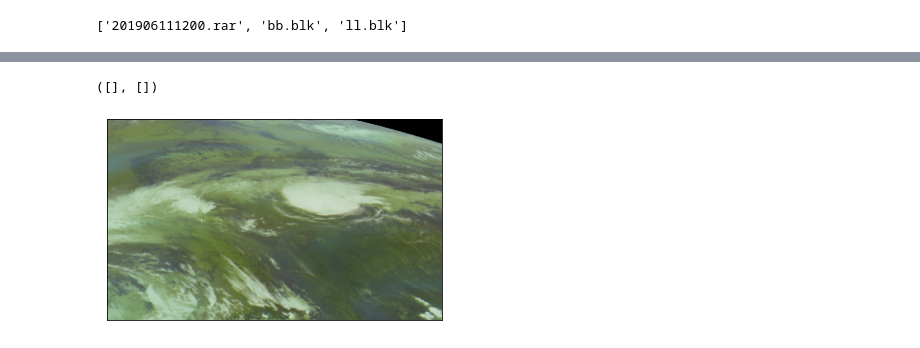
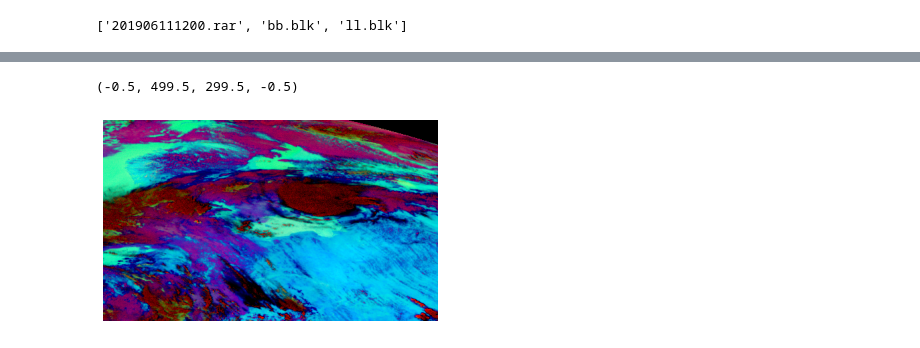
Before and after one commit to shandruha/weather-satellite-data, a Jupyter notebook: create_rgb.ipynb, the cells around one changed output, grey strips where cells are left out. Saved outputs shown, nothing was run; the diff lists cells and outputs as text; code cells hidden in the pictures.

```diff
--- a/create_rgb.ipynb
+++ b/create_rgb.ipynb
@@ -48,8 +48,9 @@ def read_images(filename):
     # Выбираем строку периода из пути к файлу (tmp/202006191200.rar)
     period = os.path.basename(filename).split('.')[0]
 
-    for chan_name in ['IR_108', 'WV_062', 'WV_073', 'VIS006']:
-        img_dict[chan_name] = read_img('{}/{}_{}'.format(tmp_dir, period, chan_name))
+    for img_file in os.listdir(tmp_dir):
+        chan_name = img_file[len(period) + 1:]
+        img_dict[chan_name] = read_img(os.path.join(tmp_dir, img_file))
 
     return img_dict
 # %%
@@ -73,0 +76,16 @@ ax[1].imshow(btd_2, cmap='gray')
+# %%
+# Теперь изучим гистограммы значений в каждом канале.
+# Это поможет определить границы нормализации
+
+# Маска "заднего плана" - за пределами Земного диска
+bg_mask = img_dict['IR_108'] == 0
+
+fig, ax = plt.subplots(3, 1, figsize=(12, 6))
+
+for i, chan_name in enumerate(['IR_120 - IR_108', 'IR_108 - IR_039', 'IR_108']):
+    ax[i].hist(img_dict[chan_name][~bg_mask].flatten(), bins=20)
+    ax[i].set_title(chan_name)
+
+plt.subplots_adjust(bottom=0.1,
+                    top=0.9,
+                    hspace=1.0)
@@ -138,0 +155,15 @@ ax[2].set_yticks([])
+# %%
+# Визуализируем результат - только область для примера
+fig, ax = plt.subplots(1, 3, figsize=(12, 6))
+
+zeros = np.zeros_like(img_norm['IR_108'])
+red = np.stack([img_norm['IR_120 - IR_108'], zeros, zeros], axis=-1)
+green = np.stack([zeros, img_norm['IR_108 - IR_039'], zeros], axis=-1)
+blue = np.stack([zeros, zeros, img_norm['IR_108']], axis=-1)
+
+chan_names = ['IR_120 - IR_108', 'IR_108 - IR_039', 'IR_108']
+
+for i, (chan_name, img) in enumerate(zip(chan_names, (red, green, blue))):
+    ax[i].imshow(img[100:400, 500:1000], cmap='gray')
+    ax[i].axis('off')
+    ax[i].set_title(chan_name)
@@ -139,11 +172,10 @@ ax[2].set_yticks([])
 # %%
 # Строим RGB-изображение
-img_rgb = np.stack([ir_norm, btd_1_norm, btd_2_norm], axis=-1)
+img_rgb = red + green + blue
 
-# Визуализируем результат
+# Визуализируем результат (ограниченная область)
 plt.imshow(img_rgb[100:400, 500:1000])
-plt.xticks([])
-plt.yticks([])
+plt.axis('off')
 # %% [output]
-([], [])
+(-0.5, 499.5, 299.5, -0.5)
-[figure, old version]
+[figure, new version]
```
Also changed, not shown: parts of 7 cells of this notebook.
